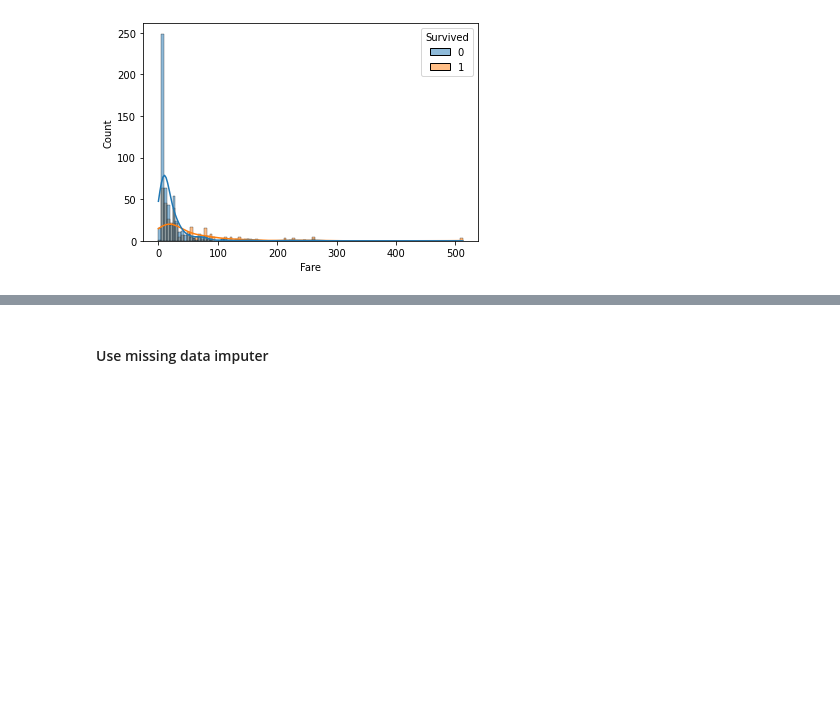
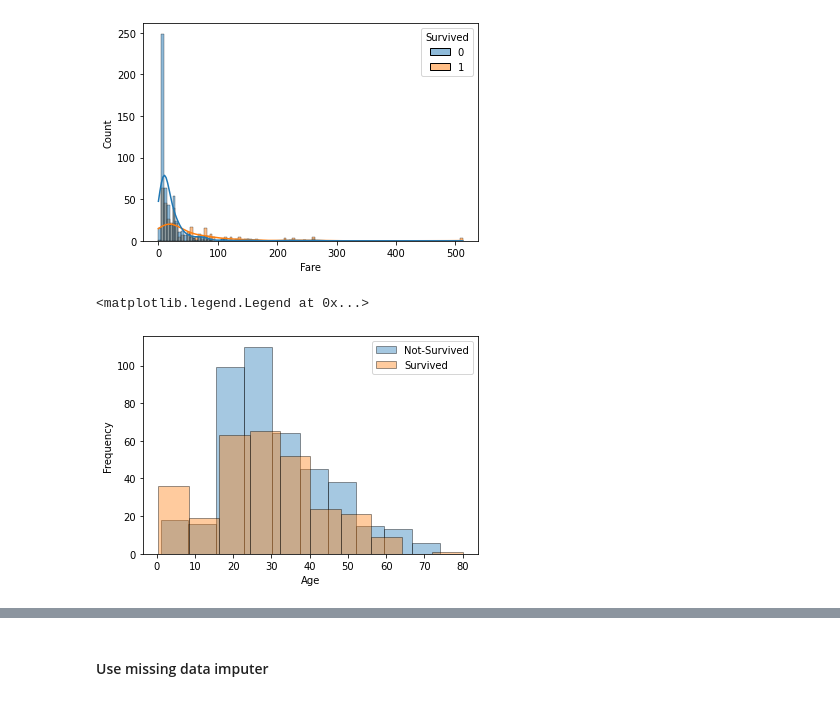
Before and after one commit to zele95/Kaggle_Titanic_ML, a Jupyter notebook: main.ipynb, the cells around one changed output, grey strips where cells are left out. Cells and saved outputs as stored; diff of their text form; code cells hidden in the pictures; blank space fills up the shorter version.

```diff
--- a/main.ipynb
+++ b/main.ipynb
@@ -137,3 +138,10 @@ sns.histplot(data = df_train, x = 'Fare', hue = 'Survived', kde = True)
 plt.show()
 # %% [output]
 [figure]
+# %%
+df_train.groupby("Survived").Age.plot(kind="hist", alpha = 0.4, ec="black", legend= True) # ,alpha=0.3,ec="black",legend=True,figsize=(10,6)
+plt.xlabel("Age")
+plt.legend(labels=["Not-Survived","Survived"])
+# %% [output]
+<matplotlib.legend.Legend at 0x...>
+[figure, added]
```
Also changed, not shown: parts of 15 cells of this notebook, 2 other files.
